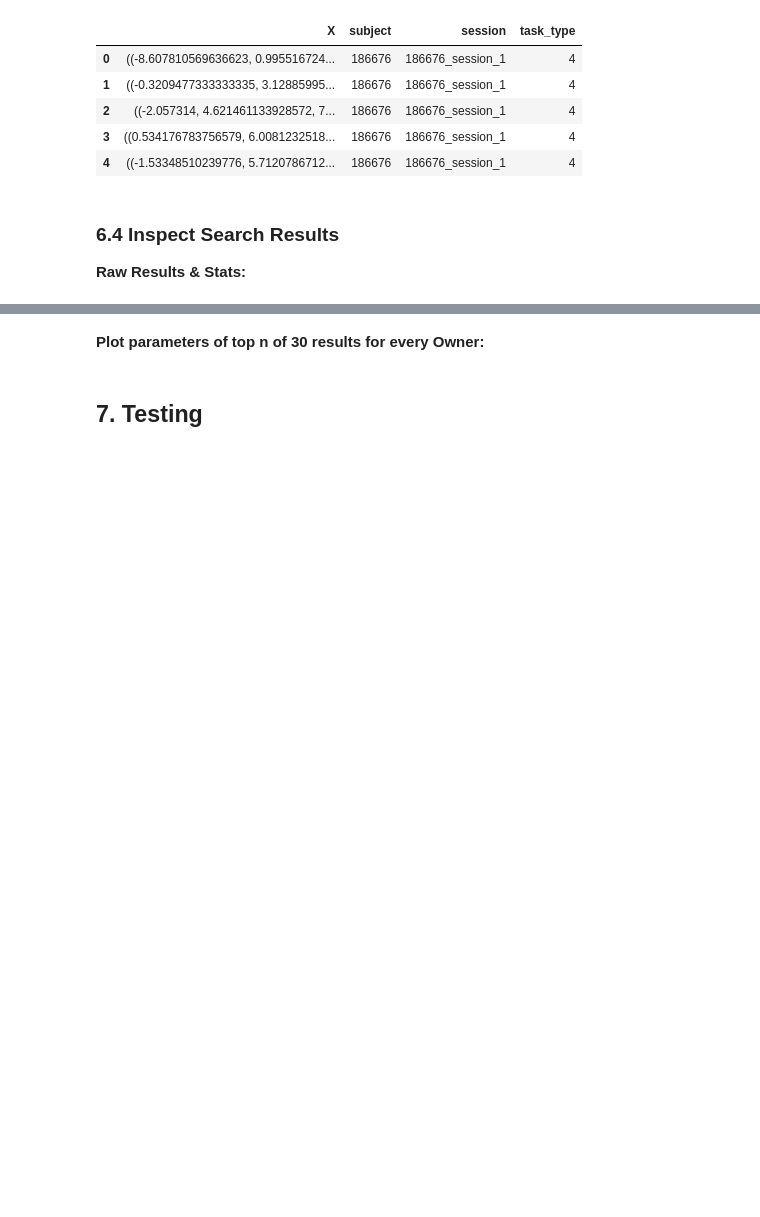
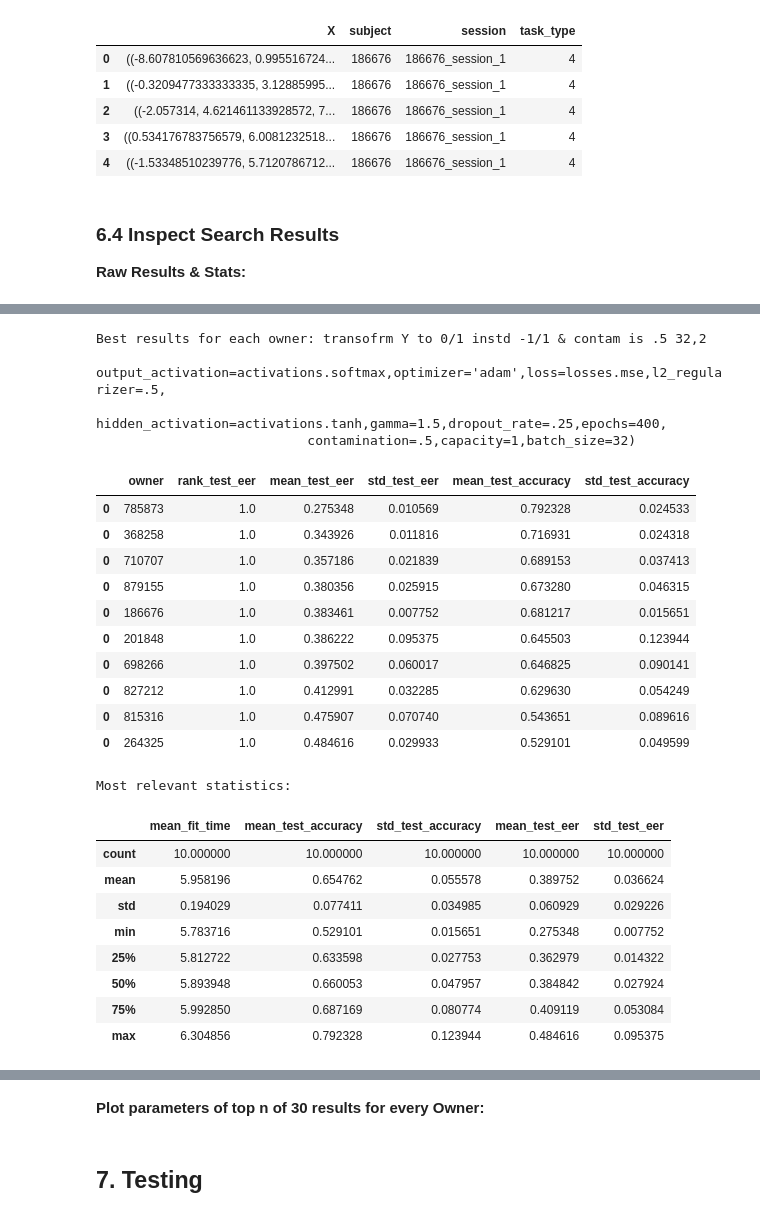
Before and after one commit to UW-CIA/Extensive_Evaluations, a Jupyter notebook: ContinAuth/notebooks/VAE_chapter-5-5-siamese-cnn-NO_WASTE.ipynb, the cells around one changed output, grey strips where cells are left out. Drawn from its saved outputs; the diff is of its cells as text; code cells hidden in the pictures; blank space fills up the shorter version.

```diff
--- a/ContinAuth/notebooks/VAE_chapter-5-5-siamese-cnn-NO_WASTE.ipynb
+++ b/ContinAuth/notebooks/VAE_chapter-5-5-siamese-cnn-NO_WASTE.ipynb
@@ -1103,0 +1229,58 @@ TerminatedWorkerError: A worker process managed by the executor was unexpectedly
+# %%
+#df_results = pd.read_csv(OUTPUT_PATH / f"{P.name+str(enc)}__VAE__random_search_results.csv")
+print("Best results for each owner: transofrm Y to 0/1 instd -1/1 & contam is .5 32,2")
+print('''                          output_activation=activations.softmax,optimizer='adam',loss=losses.mse,l2_regularizer=.5,
+                           hidden_activation=activations.tanh,gamma=1.5,dropout_rate=.25,epochs=400,
+                           contamination=.5,capacity=1,batch_size=32) ''')
+
+display(
+    df_results[df_results["rank_test_eer"] <= 1][
+        [
+            "owner",
+            "rank_test_eer",
+            "mean_test_eer",
+            "std_test_eer",
+            "mean_test_accuracy",
+            "std_test_accuracy",
+        ]
+    ].sort_values("mean_test_eer").head(10)
+)
+
+print("\n\n\nMost relevant statistics:")
+display(
+    df_results[df_results["rank_test_eer"] <= 1][
+        [
+            "mean_fit_time",
+            "mean_test_accuracy",
+            "std_test_accuracy",
+            "mean_test_eer",
+            "std_test_eer",
+        ]
+    ].describe()
+)
+# %% [output]
+Best results for each owner: transofrm Y to 0/1 instd -1/1 & contam is .5 32,2
+                          output_activation=activations.softmax,optimizer='adam',loss=losses.mse,l2_regularizer=.5,
+                           hidden_activation=activations.tanh,gamma=1.5,dropout_rate=.25,epochs=400,
+                           contamination=.5,capacity=1,batch_size=32)
+|  | owner | rank_test_eer | mean_test_eer | std_test_eer | mean_test_accuracy | std_test_accuracy |
+| 0 | 785873 | 1.0 | 0.275348 | 0.010569 | 0.792328 | 0.024533 |
+| 0 | 368258 | 1.0 | 0.343926 | 0.011816 | 0.716931 | 0.024318 |
+| 0 | 710707 | 1.0 | 0.357186 | 0.021839 | 0.689153 | 0.037413 |
+| 0 | 879155 | 1.0 | 0.380356 | 0.025915 | 0.673280 | 0.046315 |
+| 0 | 186676 | 1.0 | 0.383461 | 0.007752 | 0.681217 | 0.015651 |
+| 0 | 201848 | 1.0 | 0.386222 | 0.095375 | 0.645503 | 0.123944 |
+| 0 | 698266 | 1.0 | 0.397502 | 0.060017 | 0.646825 | 0.090141 |
+| 0 | 827212 | 1.0 | 0.412991 | 0.032285 | 0.629630 | 0.054249 |
+| 0 | 815316 | 1.0 | 0.475907 | 0.070740 | 0.543651 | 0.089616 |
+| 0 | 264325 | 1.0 | 0.484616 | 0.029933 | 0.529101 | 0.049599 |
+Most relevant statistics:
+|  | mean_fit_time | mean_test_accuracy | std_test_accuracy | mean_test_eer | std_test_eer |
+| count | 10.000000 | 10.000000 | 10.000000 | 10.000000 | 10.000000 |
+| mean | 5.958196 | 0.654762 | 0.055578 | 0.389752 | 0.036624 |
+| std | 0.194029 | 0.077411 | 0.034985 | 0.060929 | 0.029226 |
+| min | 5.783716 | 0.529101 | 0.015651 | 0.275348 | 0.007752 |
+| 25% | 5.812722 | 0.633598 | 0.027753 | 0.362979 | 0.014322 |
+| 50% | 5.893948 | 0.660053 | 0.047957 | 0.384842 | 0.027924 |
+| 75% | 5.992850 | 0.687169 | 0.080774 | 0.409119 | 0.053084 |
+| max | 6.304856 | 0.792328 | 0.123944 | 0.484616 | 0.095375 |
```
Also changed, not shown: parts of 12 cells of this notebook, 25 other files.
